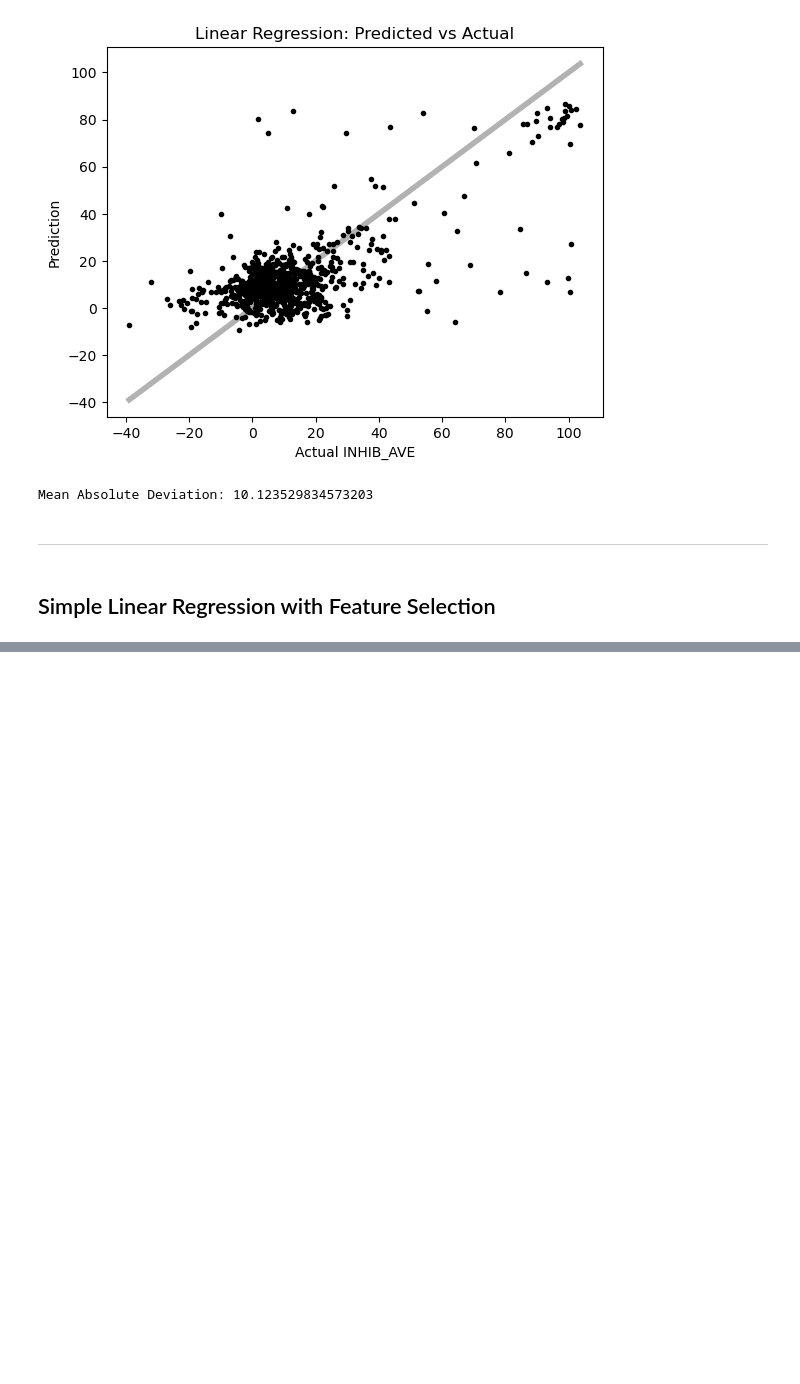
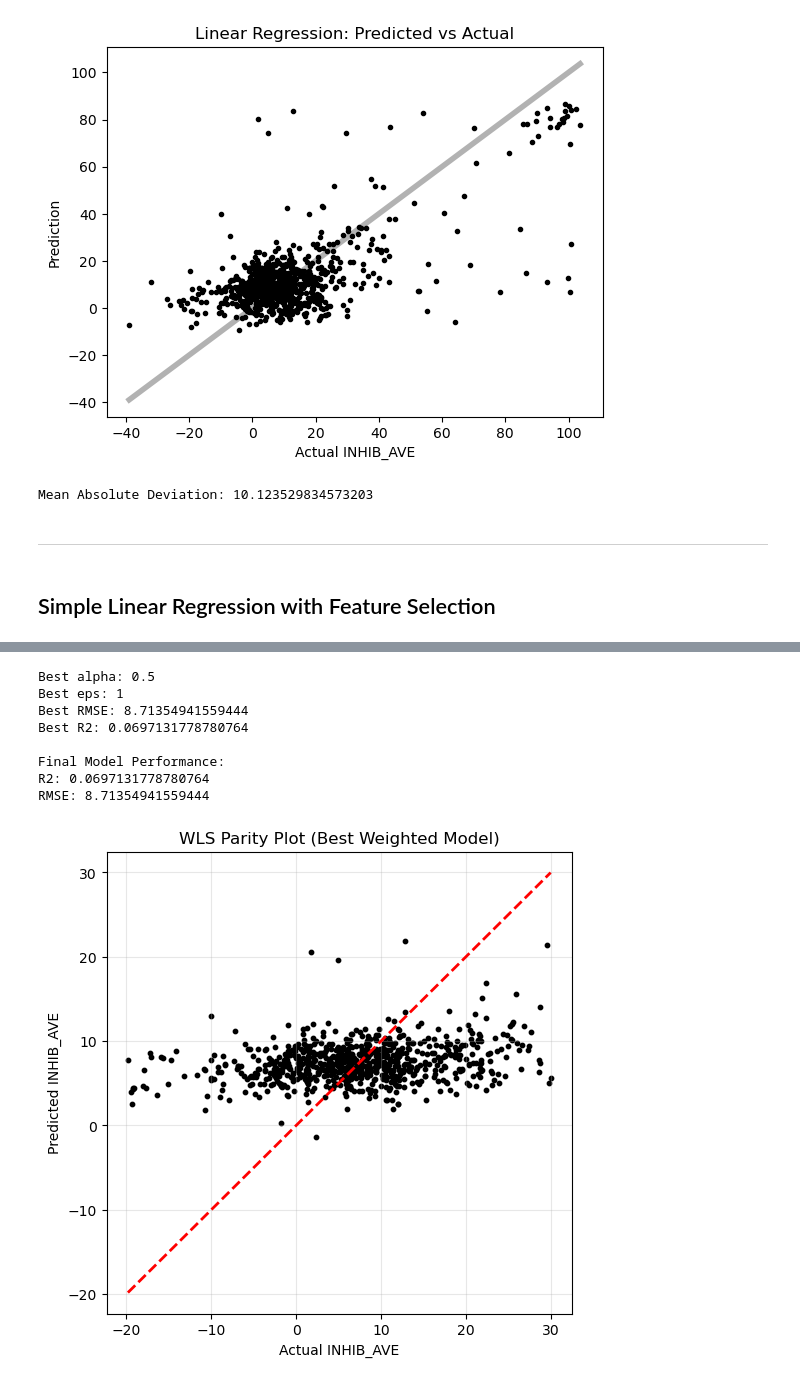
Before and after one commit to dw1229/chem277a-final-ecoli-inhibition-ml, a Jupyter notebook: ecoli_inhibition_ml.ipynb, the cells around one changed output, grey strips where cells are left out. Saved outputs shown, nothing was run; the diff lists cells and outputs as text; code cells hidden in the pictures; blank space fills up the shorter version.

Commit message:
update error weighted linear regression

```diff
--- a/ecoli_inhibition_ml.ipynb
+++ b/ecoli_inhibition_ml.ipynb
@@ -915,0 +940,13 @@ print("Mean Absolute Deviation:", mean_dev)
+# %%
+mask_train = (y_train >= -20) & (y_train <= 30)
+mask_test = (y_test >= -20) & (y_test <= 30)
+
+X_train_f = X_train_scaled.loc[mask_train].copy()
+y_train_f = y_train.loc[mask_train].copy()
+
+X_test_f = X_test_scaled.loc[mask_test].copy()
+y_test_f = y_test.loc[mask_test].copy()
+# %%
+# remove INHIB_STD and NASSAYSfrom feature
+X_train_w = X_train_f.drop(columns=["INHIB_STD", "NASSAYS"])
+X_test_w  = X_test_f.drop(columns=["INHIB_STD", "NASSAYS"])
@@ -915,0 +1008,54 @@ print("Mean Absolute Deviation:", mean_dev)
+# %%
+best_alpha, best_eps, best_r2, best_rmse = sorted(results, key=lambda x: x[3])[0]
+
+print("Best alpha:", best_alpha)
+print("Best eps:", best_eps)
+print("Best RMSE:", best_rmse)
+print("Best R2:", best_r2)
+
+w = 1 / ((X_train_f["INHIB_STD"] + best_eps) ** best_alpha)
+
+w = np.nan_to_num(w, nan=1.0, posinf=50, neginf=1.0)
+w = w / np.mean(w)
+
+model = sm.WLS(
+    y_train_f,
+    sm.add_constant(X_train_w),
+    weights=w
+).fit()
+
+y_pred = model.predict(sm.add_constant(X_test_w))
+
+r2 = r2_score(y_test_f, y_pred)
+rmse = np.sqrt(mean_squared_error(y_test_f, y_pred))
+
+print("\nFinal Model Performance:")
+print("R2:", r2)
+print("RMSE:", rmse)
+
+plt.figure(figsize=(6, 6))
+
+plt.scatter(y_test_f, y_pred, s=10, color='black')
+
+min_val = min(y_test_f.min(), y_pred.min())
+max_val = max(y_test_f.max(), y_pred.max())
+
+plt.plot([min_val, max_val], [min_val, max_val],
+         color='red', linestyle='--', linewidth=2)
+
+plt.xlabel("Actual INHIB_AVE")
+plt.ylabel("Predicted INHIB_AVE")
+plt.title("WLS Parity Plot (Best Weighted Model)")
+
+plt.grid(True, alpha=0.3)
+plt.show()
+# %% [output]
+Best alpha: 0.5
+Best eps: 1
+Best RMSE: 8.71354941559444
+Best R2: 0.0697131778780764
+
+Final Model Performance:
+R2: 0.0697131778780764
+RMSE: 8.71354941559444
+[figure, added]
```
Also changed, not shown: parts of 4 cells of this notebook.
